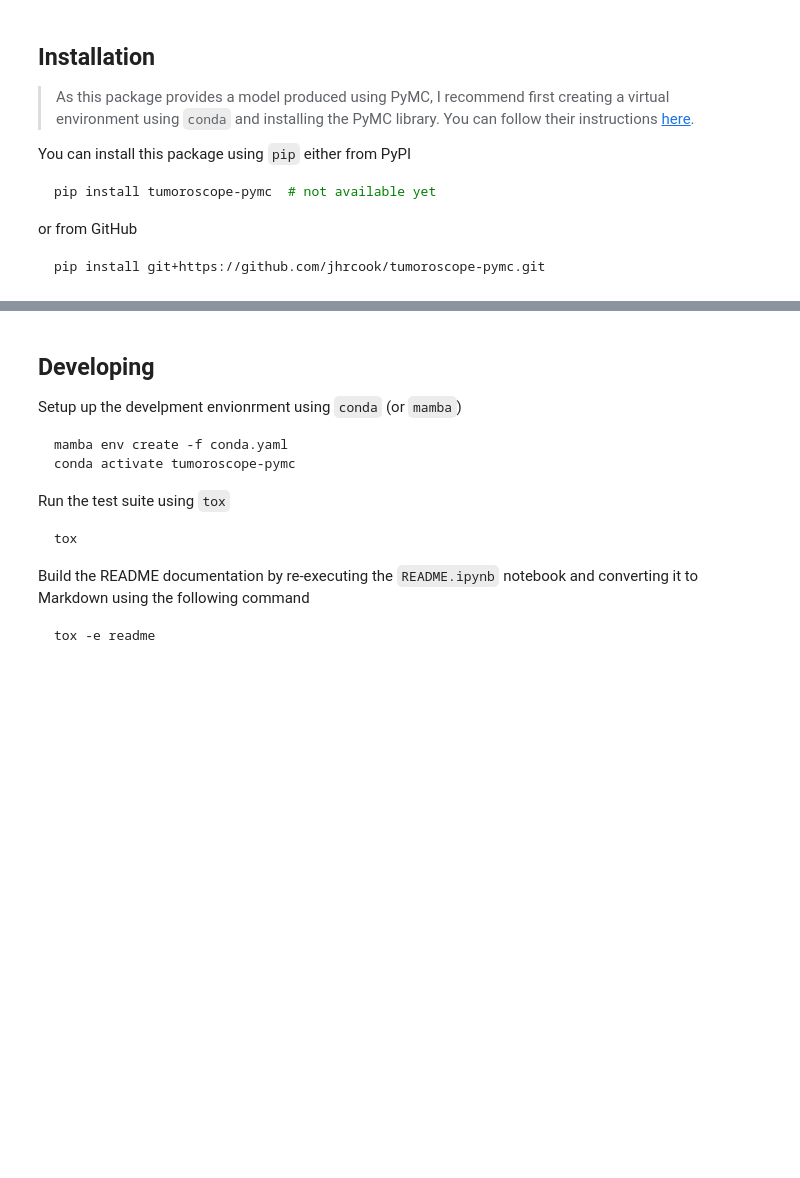
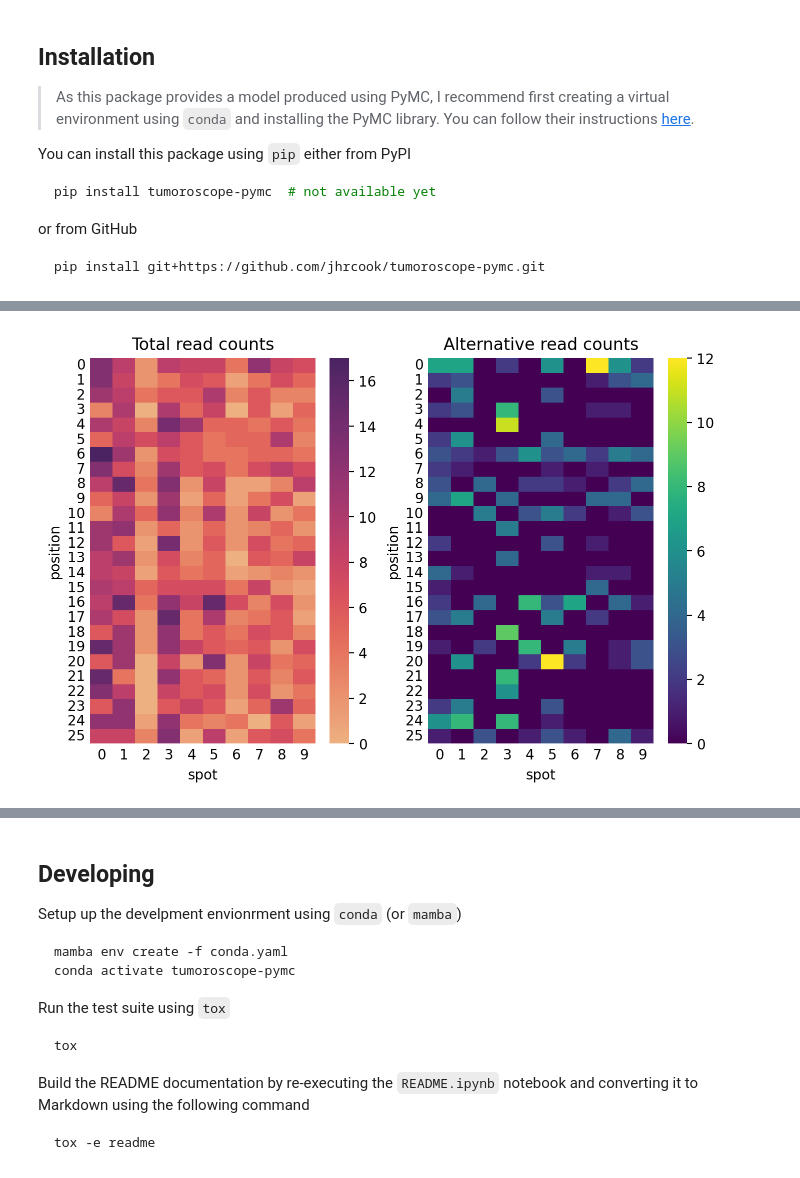
Before and after one commit to jhrcook/tumoroscope-pymc, a Jupyter notebook: README.ipynb, the cells around one changed output, grey strips where cells are left out. Drawn from its saved outputs; the diff is of its cells as text; code cells hidden in the pictures; blank space fills up the shorter version.

```diff
--- a/README.ipynb
+++ b/README.ipynb
@@ -54,0 +131,15 @@ pm.model_to_graphviz(model)
+# %%
+fig, axes = plt.subplots(ncols=2, figsize=(8, 5))
+sns.heatmap(simulation.sim_data.D_obs, cmap="flare", ax=axes[0])
+axes[0].set_title("Total read counts")
+sns.heatmap(simulation.sim_data.A_obs, cmap="viridis", ax=axes[1])
+axes[1].set_title("Alternative read counts")
+
+for ax in axes:
+    ax.tick_params(size=0)
+    ax.set_xlabel("spot")
+    ax.set_ylabel("position")
+
+plt.show()
+# %% [output]
+[figure, added]
```
Also changed, not shown: parts of 16 cells of this notebook, 10 other files.
